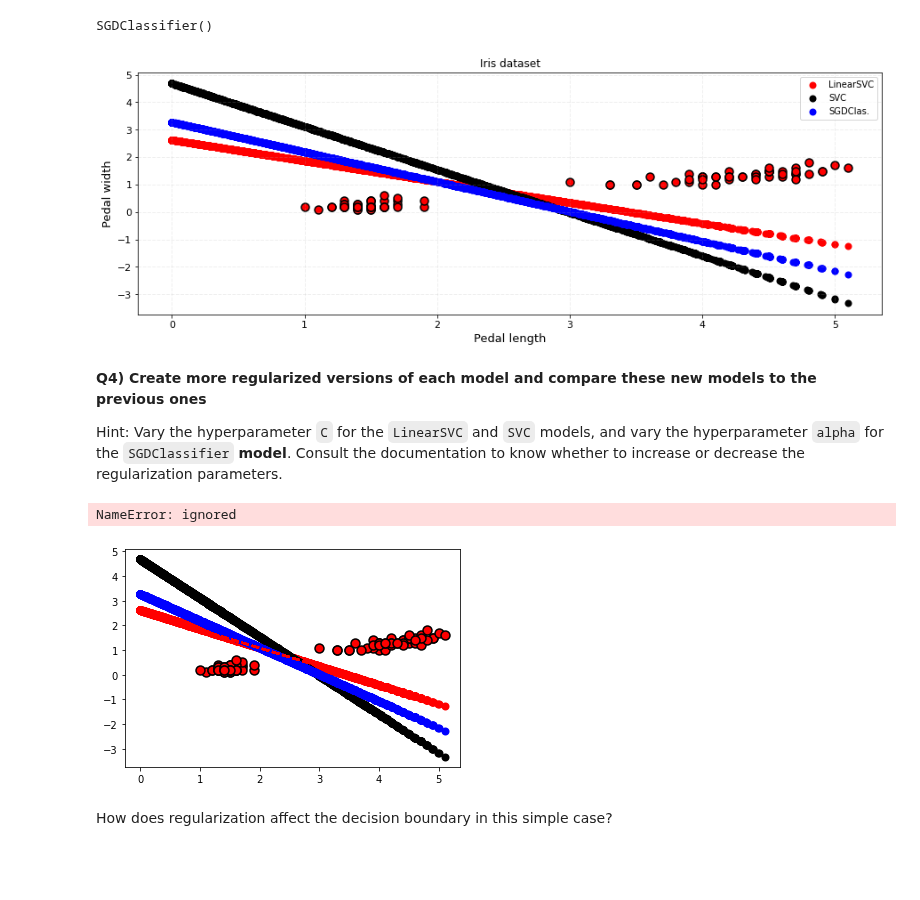
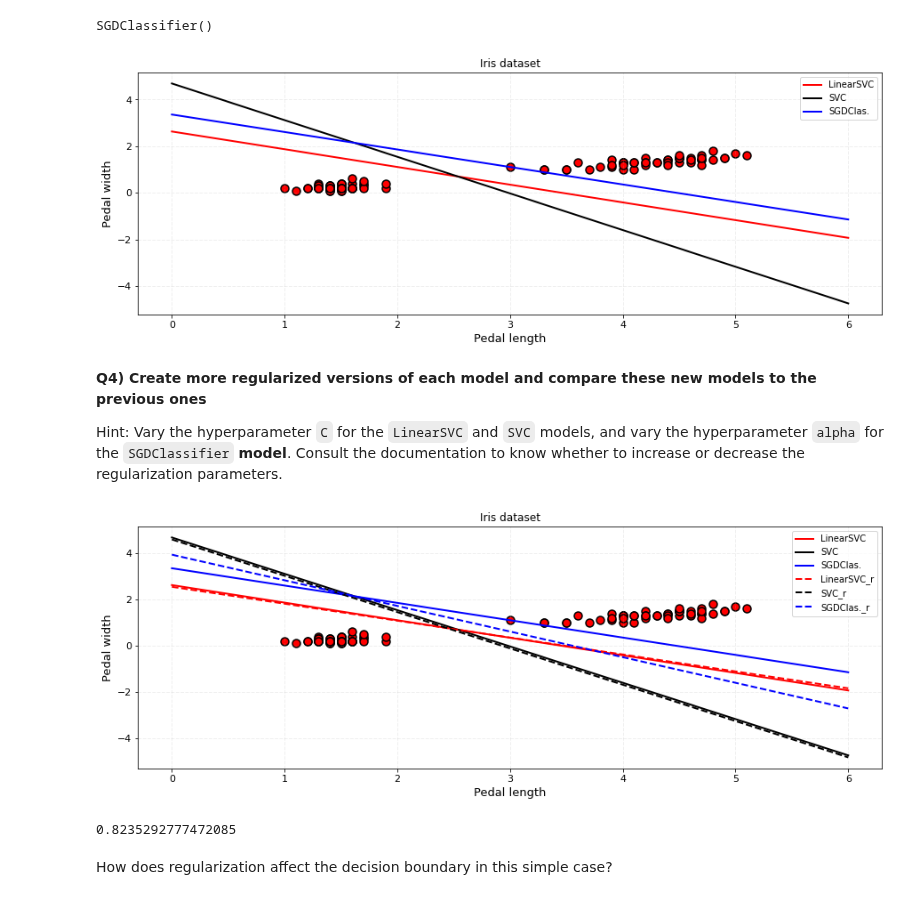
Before and after one commit to mrfabien/2022_ML_EES, a Jupyter notebook: Exercises/S2_1_SVM.ipynb, the cells around one changed output. Drawn from its saved outputs; the diff is of its cells as text; code cells hidden in the pictures; blank space fills up the shorter version.

```diff
--- a/Exercises/S2_1_SVM.ipynb
+++ b/Exercises/S2_1_SVM.ipynb
@@ -95,9 +97,9 @@ ax.scatter(X[:,0],X[:,1],s=80,color='r',edgecolor='k',linewidths=1.5)
 
 # Decision boundary: yboundary = - (W[0]*x+I[0])/W[1]
 # Initiate a 1D array X with np.linspace()
-x = np.linspace(0,X[:,0])
+x = np.linspace(0,6,100)
 # Calculate yboundary
-yboundary = -(W[0]*x+I)/W[1]
+yboundary = -(W[0]*x+I[0])/W[1]
 plt.plot(x,yboundary,c='r',lw=2)
 
 ax.set_xlabel("Pedal length",fontdict={'size':13})
@@ -148,13 +150,13 @@ W_sgd = sgd.coef_[0]
 
 yboundary_sgd = -(W_sgd[0]*x+I_sgd)/W_sgd[1]
 
-ax.scatter(x,yboundary,c='r',lw=2,label='LinearSVC')
+ax.plot(x,yboundary,c='r',lw=2,label='LinearSVC')
 #########################################################################
 # Now add the decision boundary for 'SVC'
-ax.scatter(x,yboundary_svc,c='k',lw=2,label='SVC')
+ax.plot(x,yboundary_svc,c='k',lw=2,label='SVC')
 #########################################################################
 # Now add the decision boundary for 'SGDClassifier'
-ax.scatter(x,yboundary_sgd,c='b',lw=2,label='SGDClas.')
+ax.plot(x,yboundary_sgd,c='b',lw=2,label='SGDClas.')
 #########################################################################
 # Same as the first figure again
 ax.legend()
@@ -165,7 +167,7 @@ ax.tick_params(axis='both', which='major', labelsize=11)
 ax.grid(alpha=0.2,ls='--',lw=1)
 plt.show()
 # %% [output]
-[figure, old version]
+[figure, new version]
 # %% [markdown]
 **Q4) Create more regularized versions of each model and compare these new models to the previous ones**
 
@@ -175,49 +177,61 @@ Hint: Vary the hyperparameter `C` for the `LinearSVC` and `SVC` models, and vary
 irisSVC_r = LinearSVC(C=10).fit(X,y)
 # %%
 # Fit more regularized versions of the `SVC` model
-irisSVC2_r = SVC(C=10,kernel='poly').fit(X,y)
+irisSVC2_r = SVC(C=10,kernel='linear').fit(X,y)
 # %%
 # Fit more regularized versions of the `SGDClassifier` model
 irisSGDc_r = SGDClassifier(alpha=0.001).fit(X,y)
 # %%
 # Compare the new decision boundaries to the old ones
 # Plot all three decision boundaries on the same labeled figure
 #########################################################################
 # Same as what you did to get the second figure
-fig,ax = plt.subplots(1,1)
+fig,ax = plt.subplots(1,1, figsize=(15,5))
 ax.scatter(X[:,0],X[:,1],s=80,color='r',edgecolor='k',linewidths=1.5)
 
 # Decision boundary: np.dot(W,x)+b = 0
 
-ax.scatter(x,yboundary,c='r',lw=2,label='LinearSVC')
-ax.scatter(x,yboundary_svc,c='k',lw=2,label='SVC')
-ax.scatter(x,yboundary_sgd,c='b',lw=2,label='SGDClas.')
+ax.plot(x,yboundary,c='r',lw=2,label='LinearSVC')
+ax.plot(x,yboundary_svc,c='k',lw=2,label='SVC')
+ax.plot(x,yboundary_sgd,c='b',lw=2,label='SGDClas.')
 
 # Now add the decision boundaries for the regularized models
+
 # Regularized LinearSVC model
 # Find the weights and intercept
+
 Wlsvc_r,Ilsvc_r = irisSVC_r.coef_[0],irisSVC_r.intercept_
 ax.plot(x,-(Wlsvc_r[0]*x+Ilsvc_r)/Wlsvc_r[1],c='r',lw=2,ls='--',label='LinearSVC_r')
+
 # Regularized SVC model
 # Find the weights and intercept
-Wsvc_r,Isvc_r = _____________,_____________
-ax.plot(x,_____________________________,c='k',lw=2,ls='--',label='SVC_r')
+
+Wsvc_r,Isvc_r = irisSVC2_r.coef_,irisSVC2_r.intercept_
+
+ax.plot(x,-(Wsvc_r[0,0]*x+Isvc_r)/Wsvc_r[0,1],c='k',lw=2,ls='--',label='SVC_r')
+
 # Regularized SGDClassifier model
 # Find the weights and intercept
-Wsgdc_r,Isgdc_r = _____________,_____________
-ax.plot(x,_____________________________,c='b',lw=2,ls='--',label='SGDClas._r')
+
+Wsgdc_r,Isgdc_r = irisSGDc_r.coef_[0],irisSGDc_r.intercept_
+ax.plot(x,-(Wsgdc_r[0]*x+Isgdc_r)/Wsgdc_r[1],c='b',lw=2,ls='--',label='SGDClas._r')
+
 #########################################################################
 # Same as what you did to get the second figure
 ax.legend()
 ax.set_xlabel("Pedal length",fontdict={'size':13})
 ax.set_ylabel("Pedal width",fontdict={'size':13})
 ax.set_title('Iris dataset')
 ax.tick_params(axis='both', which='major', labelsize=11)
 ax.grid(alpha=0.2,ls='--',lw=1)
 plt.show()
 # %% [output]
-NameError: ignored
-[figure, old version]
+[figure, new version]
+# %%
+Wsvc_r
+Wsvc_r[0,1]
+# %% [output]
+0.8235292777472085
 # %% [markdown]
 How does regularization affect the decision boundary in this simple case?
 # %% [markdown]
```
Also changed, not shown: parts of 2 cells of this notebook.
